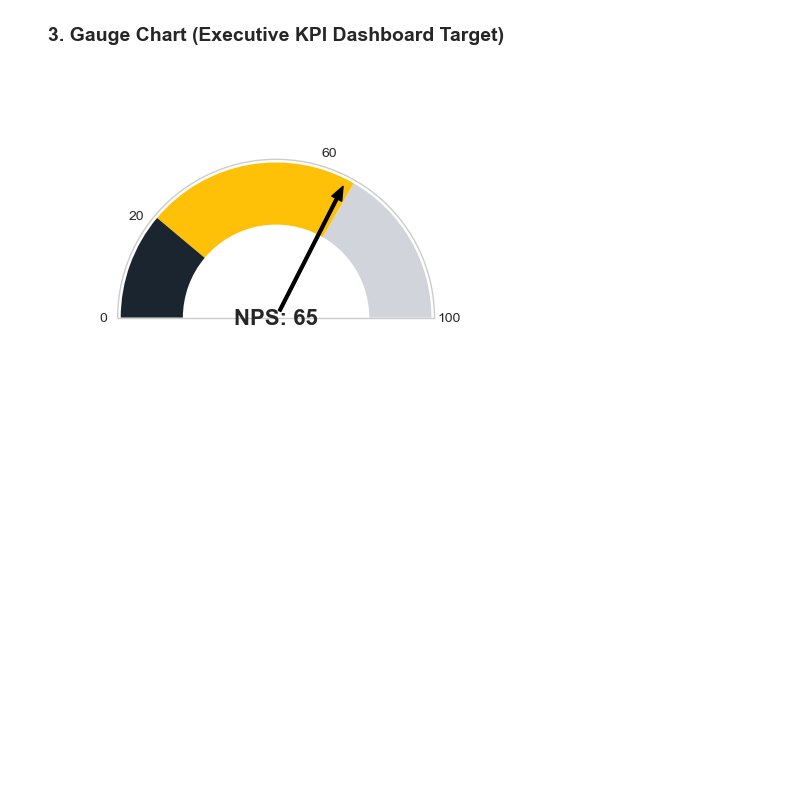
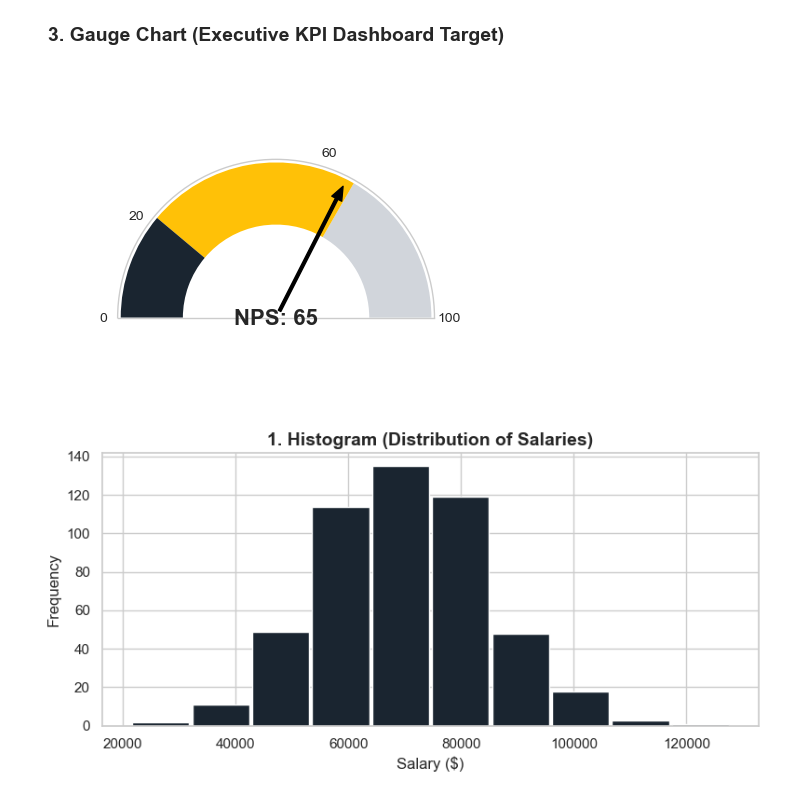
Before and after one commit to Kurodataio/Data_Visualizations, a Jupyter notebook: data_visualizations.ipynb, the cells around one changed output. Cells and saved outputs as stored; diff of their text form; code cells hidden in the pictures; blank space fills up the shorter version.

Commit message:
Add Histogram chart

```diff
--- a/data_visualizations.ipynb
+++ b/data_visualizations.ipynb
@@ -461,0 +464,23 @@ plt.show()
+# %%
+sns.set_theme(style="whitegrid")
+# %%
+# Generate a base random normal dataset for realistic distribution visualizations
+np.random.seed(42)
+base_data = np.random.normal(loc=70000, scale=15000, size=500)  # e.g., Salary distribution
+group_a = np.random.normal(loc=24, scale=4, size=100)           # e.g., Group 1 efficiency
+group_b = np.random.normal(loc=28, scale=5, size=100)           # e.g., Group 2 efficiency
+group_c = np.random.normal(loc=20, scale=3, size=100)           # e.g., Group 3 efficiency
+# %%
+# -------------------------------------------------------------
+# 1. Histogram
+# -------------------------------------------------------------
+plt.figure(figsize=(8, 4))
+plt.hist(base_data, bins=10, color="#1a2530", edgecolor="white", rwidth=0.95)
+
+plt.title("1. Histogram (Distribution of Salaries)", fontsize=14, fontweight="bold")
+plt.xlabel("Salary ($)")
+plt.ylabel("Frequency")
+plt.tight_layout()
+plt.show()
+# %% [output]
+[figure, added]
```
Also changed, not shown: parts of 1 cell of this notebook.
